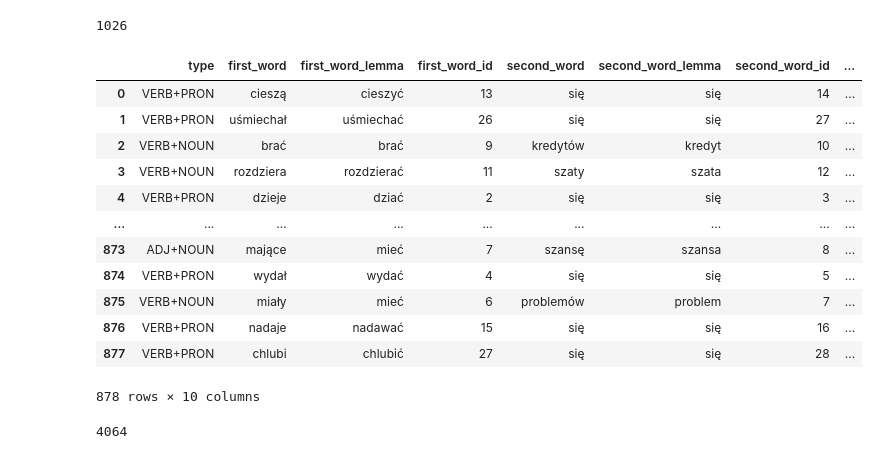
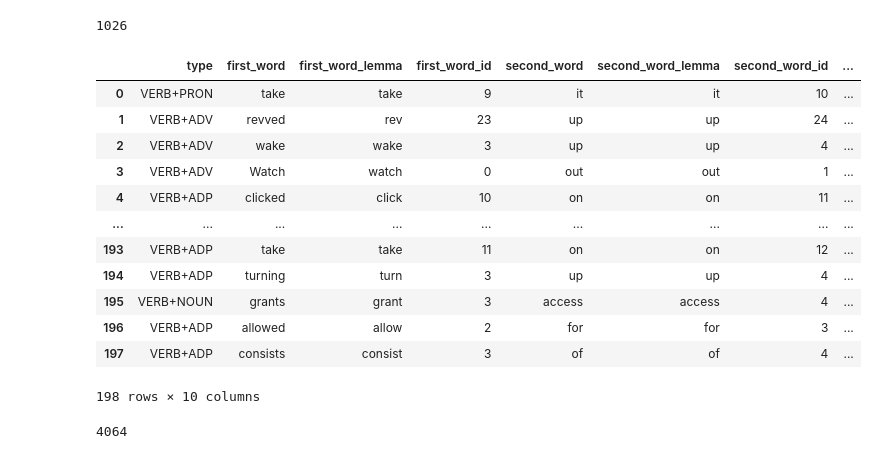
Before and after one commit to Netherwulf/mwe-vector-methods, a Jupyter notebook: notebooks/get_dataset_from_parseme.ipynb, the cells around one changed output. Drawn from its saved outputs; the diff is of its cells as text; code cells hidden in the pictures.

```diff
--- a/notebooks/get_dataset_from_parseme.ipynb
+++ b/notebooks/get_dataset_from_parseme.ipynb
@@ -58,5 +59,6 @@ df
 # %%
 # save dataframe to csv
+dir_path = os.path.join('..', 'storage', 'parseme', 'en', 'preprocessed_data', f'{filename.split(".")[0]}')
 df.to_csv(os.path.join(dir_path, f'{filename.split(".")[0]}_df.tsv'), sep='\t', index=False)
 # %%
 # get tokens related to MWE
@@ -149,8 +151,18 @@ df_train
 # noun + adj
 # adp + noun
 # noun + pron
-df = pd.read_csv(os.path.join('..', 'storage', 'parseme', 'pl', 'preprocessed_data', 'test', 'test_df.tsv'), sep='\t')
-correct_mwe_list = pd.read_csv(os.path.join('..', 'storage', 'parseme', 'pl', 'preprocessed_data', 'test', 'parseme_test_correct_mwes.tsv'), sep='\t')['full_mwe_lemma'].tolist()
+
+def fix_bad_idx(idx_list):
+    return [idx for idx in range(1, len(idx_list) + 1)]
+
+
+dataset_type = 'train'
+
+df_path = os.path.join('..', 'storage', 'parseme', 'en', 'preprocessed_data', f'{dataset_type}', f'{dataset_type}_df.tsv')
+
+df = pd.read_csv(df_path, sep='\t')
+
+correct_mwe_list = pd.read_csv(os.path.join(*df_path.split('/')[:-1], f'parseme_{dataset_type}_correct_mwes.tsv'), sep='\t')['full_mwe_lemma'].tolist()
 incorr_mwe_df = pd.DataFrame(columns=['type', 'first_word', 'first_word_lemma', 'first_word_id',
                                       'second_word', 'second_word_lemma', 'second_word_id',
                                       'full_mwe', 'full_mwe_lemma', 'sentence'])
@@ -164,6 +176,7 @@ mwe_count_dict = {}
 for sent_id in df['sent_id'].unique():
     pos_list = df[df['sent_id'] == sent_id]['upos'].tolist()
     idx_list = df[df['sent_id'] == sent_id]['id'].tolist()
+    idx_list = fix_bad_idx(idx_list)
     form_list = df[df['sent_id'] == sent_id]['form'].tolist()
     lemma_list = df[df['sent_id'] == sent_id]['lemma'].tolist()
     mwe_tag_list = df[df['sent_id'] == sent_id]['parseme:mwe'].tolist()
@@ -179,11 +192,26 @@ for sent_id in df['sent_id'].unique():
 
         first_word_deps = [elem[1] for elem in deps_list[pos_ind]]
         second_word_deps = [elem[1] for elem in deps_list[pos_ind + 1]]
+        # if any((punc in idx_list[pos_ind] or punc in idx_list[pos_ind + 1]) for punc in string.punctuation):
+        #     print(f'idx_list: {idx_list}',
+        #           f'form_list: {form_list}',
+        #           f'deps_list: {deps_list}',
+        #           f'idx_list[pos_ind]: {idx_list[pos_ind]}',
+        #           f'idx_list[pos_ind + 1]: {idx_list[pos_ind + 1]}',
+        #           sep = '\n')
+
+        # print(f'type cur_idx: {type(idx_list[pos_ind])}',
+        #       f'type next_idx: {type(idx_list[pos_ind + 1])}',
+        #       sep='\n')
+
+        # cur_idx = int(idx_list[pos_ind]) if not any((punc in idx_list[pos_ind] or punc in idx_list[pos_ind + 1]) for punc in string.punctuation) else idx_list[pos_ind]
+        # next_idx = int(idx_list[pos_ind + 1]) if not any((punc in idx_list[pos_ind] or punc in idx_list[pos_ind + 1]) for punc in string.punctuation) else idx_list[pos_ind + 1]
+
 
         if (mwe_pos in correct_pos and
             mwe_tag_list[pos_ind] == '*' and
             mwe_tag_list[pos_ind + 1 ] == '*' and
-            (int(idx_list[pos_ind]) in second_word_deps or int(idx_list[pos_ind + 1]) in first_word_deps) and
+            (idx_list[pos_ind] in second_word_deps or idx_list[pos_ind + 1] in first_word_deps) and
             ' '.join([lemma_list[pos_ind], lemma_list[pos_ind + 1]]) not in correct_mwe_list):
             mwe_count += 1
 
@@ -212,7 +240,7 @@ for sent_id in df['sent_id'].unique():
                                                  ignore_index=True)
 
 # save DataFrame to TSV
-incorr_mwe_df.to_csv(os.path.join('..', 'storage', 'parseme', 'pl', 'preprocessed_data', 'test', 'parseme_test_incorrect_mwes.tsv'), sep='\t', index=False)
+incorr_mwe_df.to_csv(os.path.join(*df_path.split('/')[:-1], f'parseme_{dataset_type}_incorrect_mwes.tsv'), sep='\t', index=False)
 
 print(f'MWE count: {mwe_count}')
 mwe_count_dict
@@ -308,7 +336,10 @@ def get_dict_key(mwe_dict, mwe_type_id, last_key=False):
 
     return f'{mwe_type_id}-{mwe_type_count}'
 
-df_train = pd.read_csv(os.path.join('..', 'storage', 'parseme', 'pl', 'preprocessed_data', 'test', 'test_df.tsv'), sep='\t')
+dataset_split = 'train'
+dataset_lang = 'en'
+
+df_train = pd.read_csv(os.path.join('..', 'storage', 'parseme', dataset_lang, 'preprocessed_data', f'{dataset_split}', f'{dataset_split}_df.tsv'), sep='\t')
 df_correct_mwe = pd.DataFrame(columns=['type', 'first_word', 'first_word_lemma', 'first_word_id',
                                       'second_word', 'second_word_lemma', 'second_word_id',
                                       'full_mwe', 'full_mwe_lemma', 'sentence'])
@@ -372,44 +403,45 @@ for sent_id in df_train['sent_id'].unique():
 
                 mwe = mwe_dict[mwe_key][0]
                 mwe_pos = mwe_dict[mwe_key][1]
                 mwe_ind_list = mwe_dict[mwe_key][2]
 
                 if len(mwe_ind_list) == 2 and int(mwe_ind_list[1]) - int(mwe_ind_list[0]) == 1:
+                # if len(mwe_ind_list) > 2:
                     df_correct_mwe = df_correct_mwe.append({'type': mwe_pos,
                                                           'first_word': form_list[mwe_ind_list[0]],
                                                           'first_word_lemma': lemma_list[mwe_ind_list[0]],
                                                           'first_word_id': mwe_ind_list[0],
                                                           'second_word': form_list[mwe_ind_list[1]],
                                                           'second_word_lemma': lemma_list[mwe_ind_list[1]],
                                                           'second_word_id': int(mwe_ind_list[1]),
                                                           'full_mwe': str(form_list[mwe_ind_list[0]]) + ' ' + str(form_list[mwe_ind_list[1]]),
                                                           'full_mwe_lemma': str(lemma_list[mwe_ind_list[0]]) + ' ' + str(lemma_list[mwe_ind_list[1]]),
                                                           'sentence': sentence},
                                                          ignore_index=True)
 
                     if mwe_pos not in mwe_count_dict.keys():
                         mwe_count_dict[mwe_pos] = 1
 
                     else:
                         mwe_count_dict[mwe_pos] += 1
 
 # save DataFrame to TSV
 # df_correct_mwe.to_csv('parseme_correct_mwes.tsv', sep='\t', index=False)
 
-mwe_count_dict
+# mwe_count_dict
 df_correct_mwe
 # %% [output]
 |  | type | first_word | first_word_lemma | first_word_id | second_word | second_word_lemma | second_word_id | ... |
-| 0 | VERB+PRON | cieszą | cieszyć | 13 | się | się | 14 | ... |
-| 1 | VERB+PRON | uśmiechał | uśmiechać | 26 | się | się | 27 | ... |
-| 2 | VERB+NOUN | brać | brać | 9 | kredytów | kredyt | 10 | ... |
-| 3 | VERB+NOUN | rozdziera | rozdzierać | 11 | szaty | szata | 12 | ... |
-| 4 | VERB+PRON | dzieje | dziać | 2 | się | się | 3 | ... |
+| 0 | VERB+PRON | take | take | 9 | it | it | 10 | ... |
+| 1 | VERB+ADV | revved | rev | 23 | up | up | 24 | ... |
+| 2 | VERB+ADV | wake | wake | 3 | up | up | 4 | ... |
+| 3 | VERB+ADV | Watch | watch | 0 | out | out | 1 | ... |
+| 4 | VERB+ADP | clicked | click | 10 | on | on | 11 | ... |
 | ... | ... | ... | ... | ... | ... | ... | ... | ... |
-| 873 | ADJ+NOUN | mające | mieć | 7 | szansę | szansa | 8 | ... |
-| 874 | VERB+PRON | wydał | wydać | 4 | się | się | 5 | ... |
-| 875 | VERB+NOUN | miały | mieć | 6 | problemów | problem | 7 | ... |
-| 876 | VERB+PRON | nadaje | nadawać | 15 | się | się | 16 | ... |
-| 877 | VERB+PRON | chlubi | chlubić | 27 | się | się | 28 | ... |
+| 193 | VERB+ADP | take | take | 11 | on | on | 12 | ... |
+| 194 | VERB+ADP | turning | turn | 3 | up | up | 4 | ... |
+| 195 | VERB+NOUN | grants | grant | 3 | access | access | 4 | ... |
+| 196 | VERB+ADP | allowed | allow | 2 | for | for | 3 | ... |
+| 197 | VERB+ADP | consists | consist | 3 | of | of | 4 | ... |
-878 rows × 10 columns
+198 rows × 10 columns
 # %%
```
Also changed, not shown: parts of 5 cells of this notebook, 19 other files.
